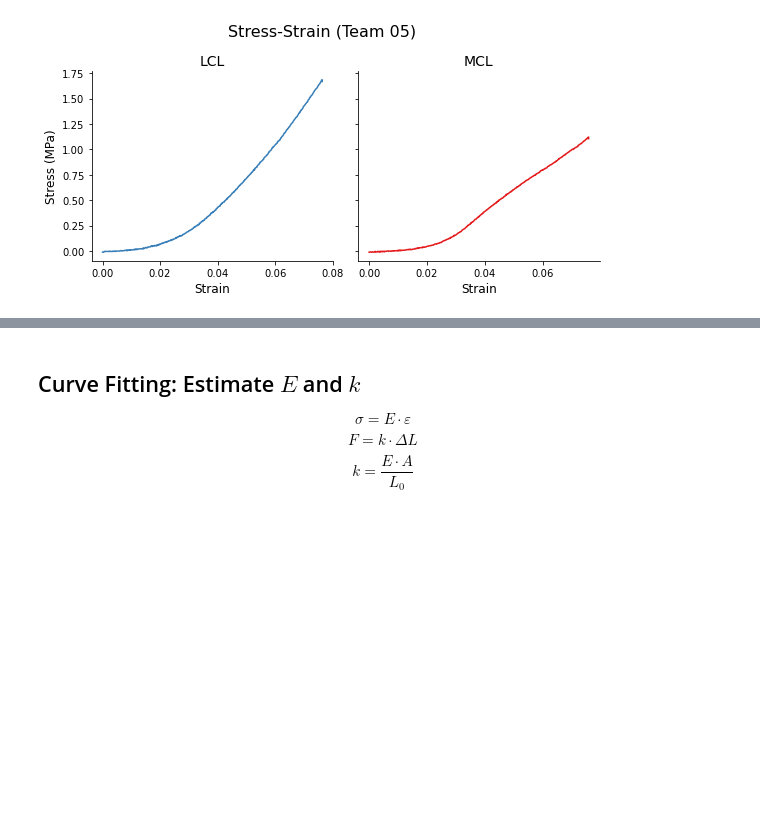
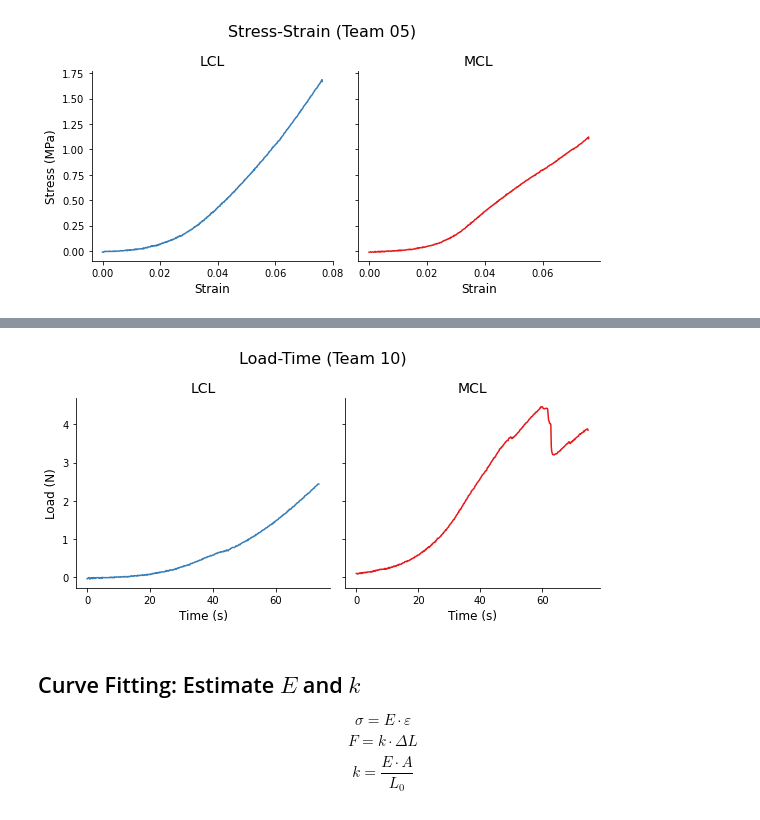
Before and after one commit to Kabilan108/drexel-coursework, a Jupyter notebook: bmes301/lab1/Data Analysis.ipynb, the cells around one changed output, grey strips where cells are left out. Saved outputs shown, nothing was run; the diff lists cells and outputs as text; code cells hidden in the pictures; blank space fills up the shorter version.

```diff
--- a/bmes301/lab1/Data Analysis.ipynb
+++ b/bmes301/lab1/Data Analysis.ipynb
@@ -191,3 +202,16 @@ fig, ax = tools.plot_data(
+# %%
+# Load vs Time
+fig, ax = tools.plot_data(
+    data = data.copy(),
+    xvar='time',
+    yvar='load',
+    xlab='Time (s)',
+    ylab='Load (N)',
+    title='Load-Time (Team 10)',
+    team='10'
+)
+# %% [output]
+[figure, added]
 # %% [markdown]
 ## Curve Fitting: Estimate $E$ and $k$
 
```
Also changed, not shown: parts of 16 cells of this notebook.
